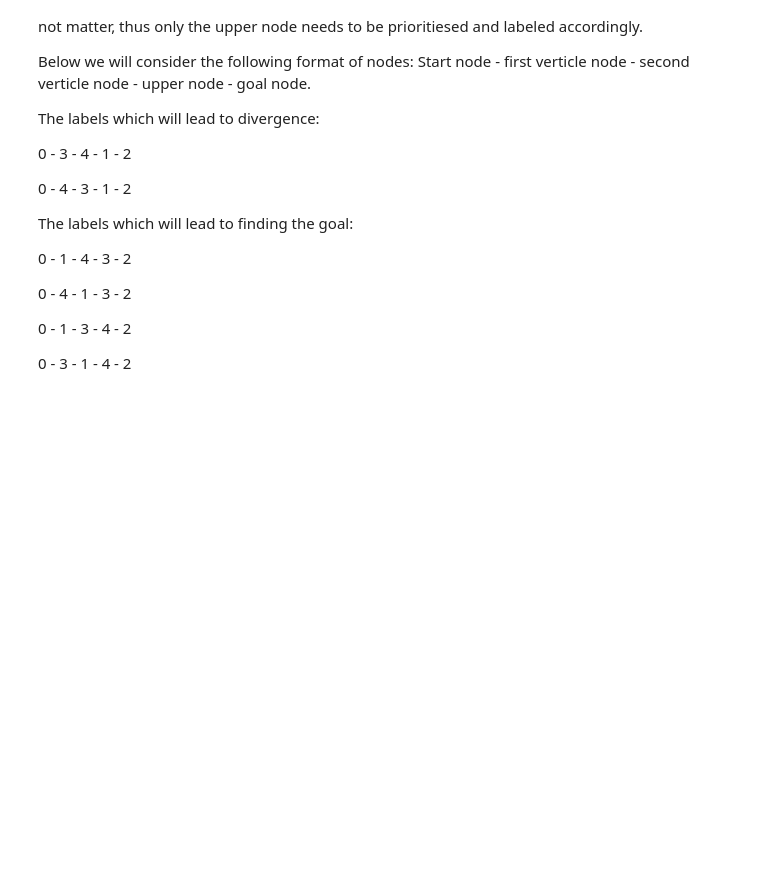
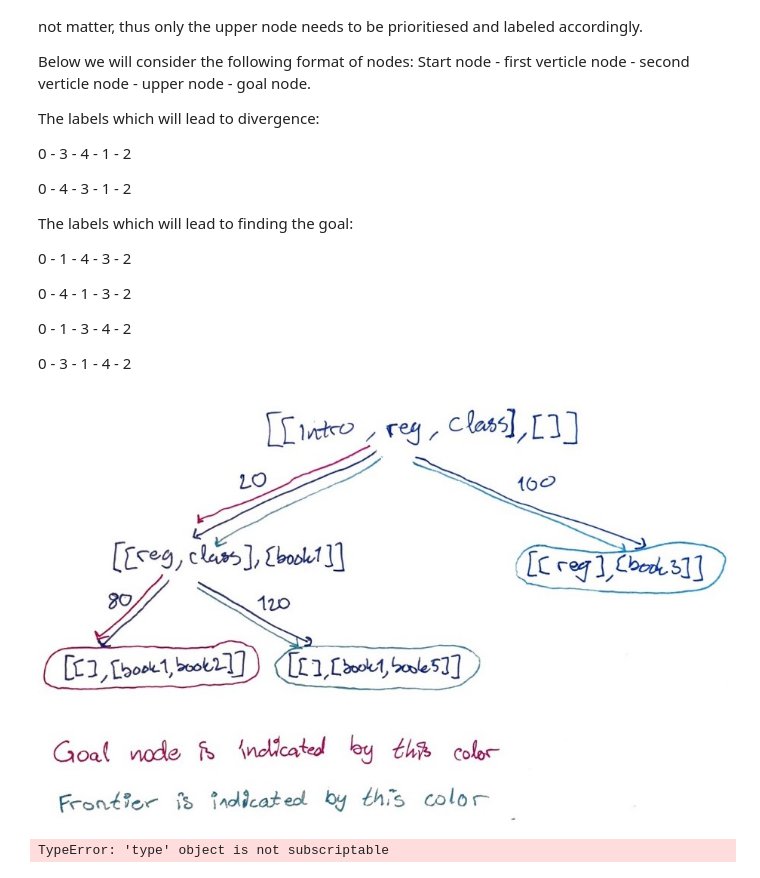
Before and after one commit to carljvh/intro-to-datascience-and-AI, a Jupyter notebook: assignment-8/assigment8.ipynb, the cells around one changed output. Cells and saved outputs as stored; diff of their text form; code cells hidden in the pictures; blank space fills up the shorter version.

```diff
--- a/assignment-8/assigment8.ipynb
+++ b/assignment-8/assigment8.ipynb
@@ -40,0 +45,13 @@ The labels which will lead to finding the goal:
+# %%
+Image("ass_8_bild.jpg")
+# %% [output]
+[figure, added]
+# %%
+books = [1,2,3,4,5]
+pages = [20,60,100,80,100]
+topic_of_book = [["introduction_to_AI"],["regression", "classification"],["introduction_to_AI", "search", "classification"],["machine_learning", "neural_networks"],["regression", "classification"]]
+book_df = pd.DataFrame[{"Book": books, "Number of Pages": pages, "Topics": topic_of_book}]
+print(book_df)
+#def customised_textbook(topic_list):
+# %% [output]
+TypeError: 'type' object is not subscriptable
```
Also changed, not shown: parts of 1 cell of this notebook, 1 other file.
